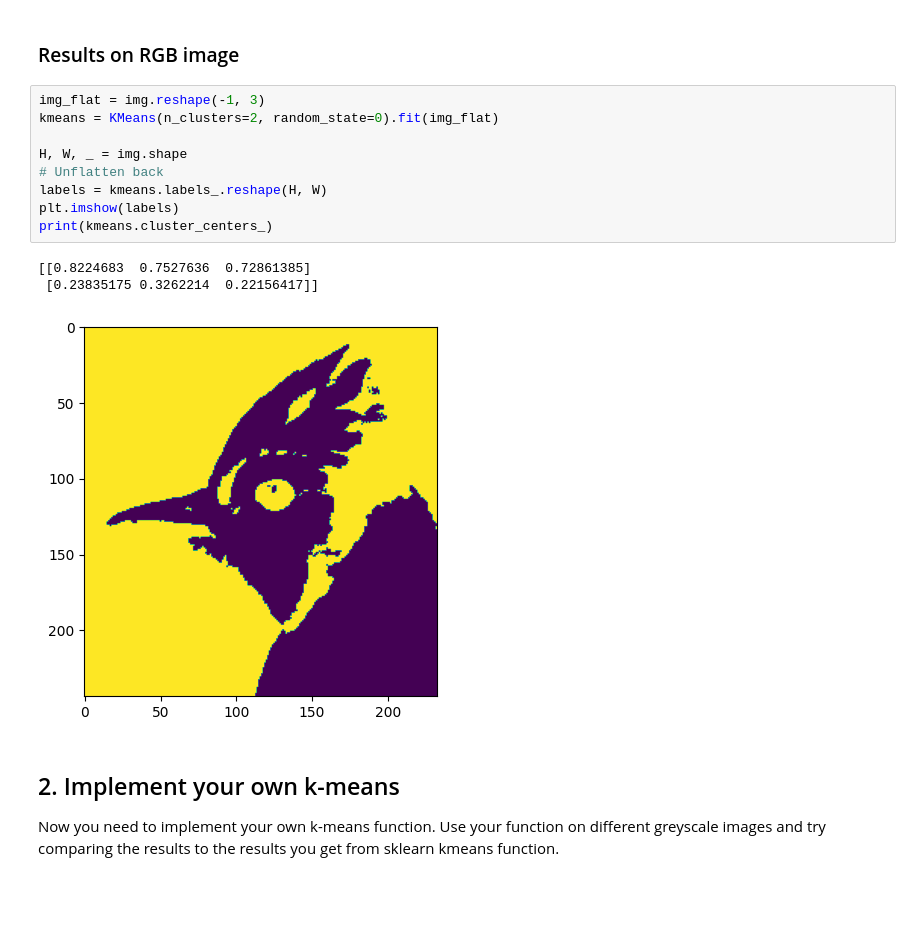
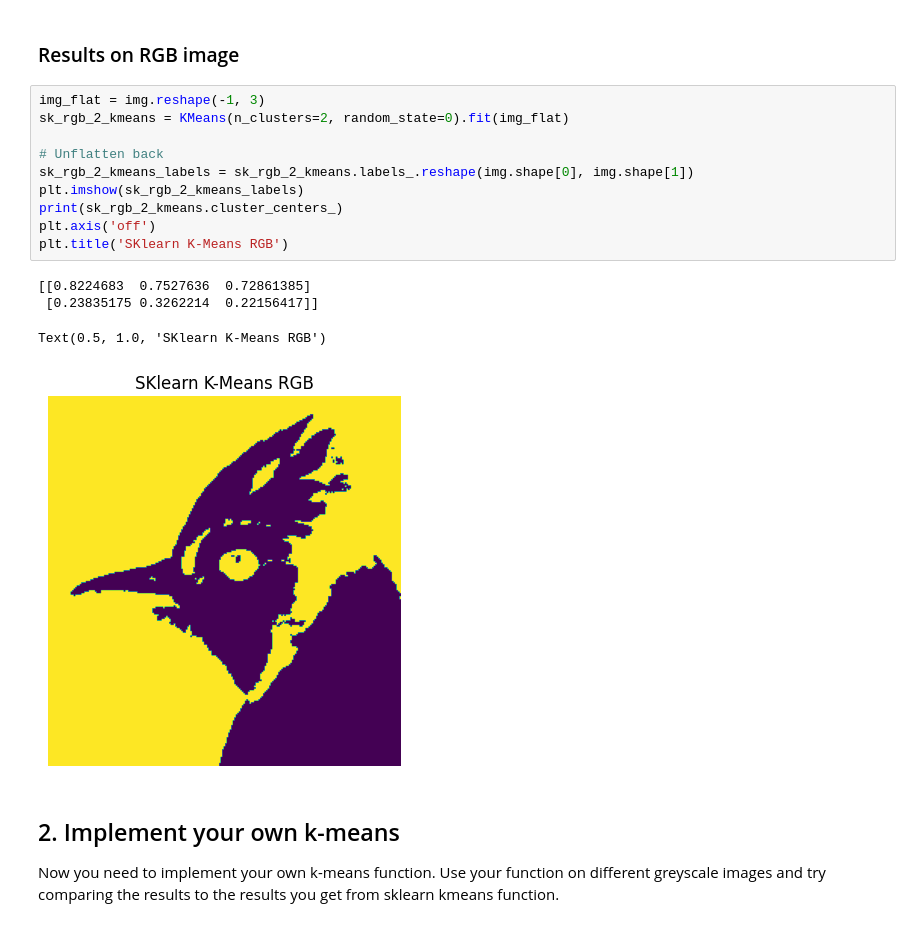
Before and after one commit to juliusuberall/ImPro26, a Jupyter notebook: labs/week_3.ipynb, the cells around one changed output. Drawn from its saved outputs; the diff is of its cells as text; blank space fills up the shorter version.

```diff
--- a/labs/week_3.ipynb
+++ b/labs/week_3.ipynb
@@ -70,17 +72,19 @@ print(kmeans.cluster_centers_)
 ### Results on RGB image
 # %%
 img_flat = img.reshape(-1, 3)
-kmeans = KMeans(n_clusters=2, random_state=0).fit(img_flat)
+sk_rgb_2_kmeans = KMeans(n_clusters=2, random_state=0).fit(img_flat)
 
-H, W, _ = img.shape
 # Unflatten back
-labels = kmeans.labels_.reshape(H, W)
-plt.imshow(labels)
-print(kmeans.cluster_centers_)
+sk_rgb_2_kmeans_labels = sk_rgb_2_kmeans.labels_.reshape(img.shape[0], img.shape[1])
+plt.imshow(sk_rgb_2_kmeans_labels)
+print(sk_rgb_2_kmeans.cluster_centers_)
+plt.axis('off')
+plt.title('SKlearn K-Means RGB')
 # %% [output]
 [[0.8224683  0.7527636  0.72861385]
  [0.23835175 0.3262214  0.22156417]]
+Text(0.5, 1.0, 'SKlearn K-Means RGB')
-[figure, old version]
+[figure, new version]
 # %% [markdown]
 ## 2. Implement your own k-means
 
```
Also changed, not shown: parts of 8 cells of this notebook.
